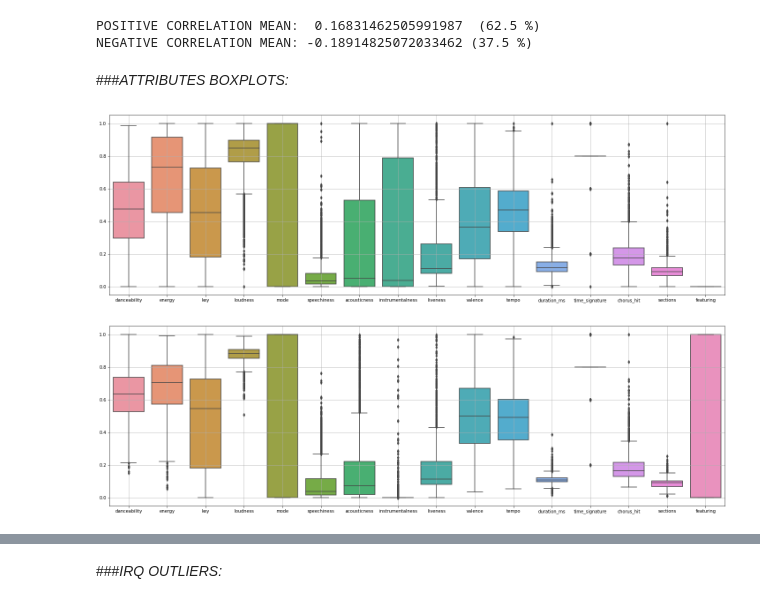
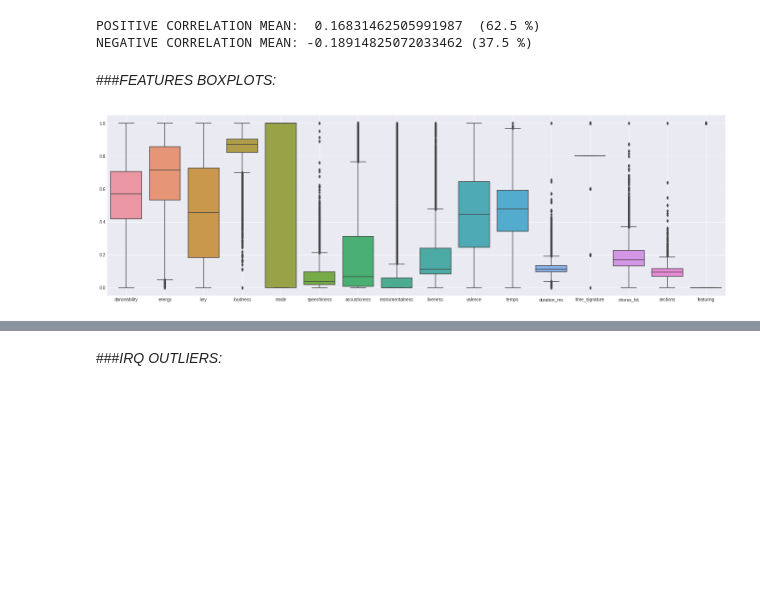
Before and after one commit to MatteoStoisa/DataSpaces_project, a Jupyter notebook: projectDataSpacesMatteoStoisa_the_spotify_hit_predictor_dataset_dataset_of_10s.ipynb, the cells around one changed output, grey strips where cells are left out. Cells and saved outputs as stored; diff of their text form; code cells hidden in the pictures; blank space fills up the shorter version.

Commit message:
working on score to clean dataset

```diff
--- a/projectDataSpacesMatteoStoisa_the_spotify_hit_predictor_dataset_dataset_of_10s.ipynb
+++ b/projectDataSpacesMatteoStoisa_the_spotify_hit_predictor_dataset_dataset_of_10s.ipynb
@@ -32,7 +32,7 @@ Mounted at /content/gdrive
 # %%
 whole_dataset = pd.read_csv(dataset_path, delimiter=",")
 
-#ADD 'FEATUR' ATTRIBUTE
+#ADD 'FEATUR' FEATURE
 artists = whole_dataset.loc[:, 'artist']
 withFeaturing = []
 for artist in artists:
@@ -44,32 +44,32 @@ whole_dataset['featuring'] = withFeaturing
 
 #NORMALIZATION
 scaler = preprocessing.MinMaxScaler()
-attributes_to_scale = ['danceability', 'energy', 'key', 'loudness', 'speechiness', 'acousticness', 'instrumentalness', 'liveness', 'valence', 'tempo', 'duration_ms', 'time_signature', 'chorus_hit', 'sections']
-whole_dataset[attributes_to_scale] = scaler.fit_transform(whole_dataset[attributes_to_scale])
+features_to_scale = ['danceability', 'energy', 'key', 'loudness', 'speechiness', 'acousticness', 'instrumentalness', 'liveness', 'valence', 'tempo', 'duration_ms', 'time_signature', 'chorus_hit', 'sections']
+whole_dataset[features_to_scale] = scaler.fit_transform(whole_dataset[features_to_scale])
 
-#DEFINE ATTRIBUTE TYPES
-whole_attributes = list(whole_dataset.columns.values)
-secondary_attributes = ['track', 'artist', 'uri']
-discrete_attributes = ['key', 'mode', 'time_signature', 'section', 'featuring']
-primary_attributes = []
-continuous_attributes = []
-for attribute in whole_attributes:
-  if attribute not in secondary_attributes:
-    primary_attributes.append(attribute)
-    if attribute not in discrete_attributes:
-      continuous_attributes.append(attribute)
-primary_attributes.remove('target')
-continuous_attributes.remove('target')
+#DEFINE FEATURE TYPES
+whole_features = list(whole_dataset.columns.values)
+secondary_features = ['track', 'artist', 'uri']
+discrete_features = ['key', 'mode', 'time_signature', 'section', 'featuring']
+primary_features = []
+continuous_features = []
+for feature in whole_features:
+  if feature not in secondary_features:
+    primary_features.append(feature)
+    if feature not in discrete_features:
+      continuous_features.append(feature)
+primary_features.remove('target')
+continuous_features.remove('target')
 
 #SPLIT DATASET
-dataset = whole_dataset.drop(columns = secondary_attributes)
+dataset = whole_dataset.drop(columns = secondary_features)
 dataset_labels = dataset.loc[:, 'target']
 dataset = dataset.drop(columns='target')
 dataset_0 = whole_dataset.loc[whole_dataset['target'] == 0]
 dataset_1 = whole_dataset.loc[whole_dataset['target'] == 1]
-dataset_0 = dataset_0.drop(columns=secondary_attributes)
+dataset_0 = dataset_0.drop(columns=secondary_features)
 dataset_0 = dataset_0.drop(columns='target')
-dataset_1 = dataset_1.drop(columns=secondary_attributes)
+dataset_1 = dataset_1.drop(columns=secondary_features)
 dataset_1 = dataset_1.drop(columns='target')
 
 #TRAIN-TEST SPLIT
@@ -168,17 +166,11 @@ print("NEGATIVE CORRELATION MEAN: {} ({} %)".format(negative_sum / negative_coun
 POSITIVE CORRELATION MEAN:  0.16831462505991987  (62.5 %)
 NEGATIVE CORRELATION MEAN: -0.18914825072033462 (37.5 %)
 # %% [markdown]
-###*ATTRIBUTES BOXPLOTS:*
+###*FEATURES BOXPLOTS:*
 # %%
 fig = plt.figure(figsize=(25, 7.5))
-ax = sns.boxplot(data=dataset_0)
+ax = sns.boxplot(data=dataset)
 plt.grid(True)
 plt.show()
-
-fig = plt.figure(figsize=(25, 7.5))
-ax = sns.boxplot(data=dataset_1)
-plt.grid(True)
-plt.show()
 # %% [output]
-[figure, old version]
+[figure, new version]
-[figure, removed]
```
Also changed, not shown: parts of 19 cells of this notebook.
